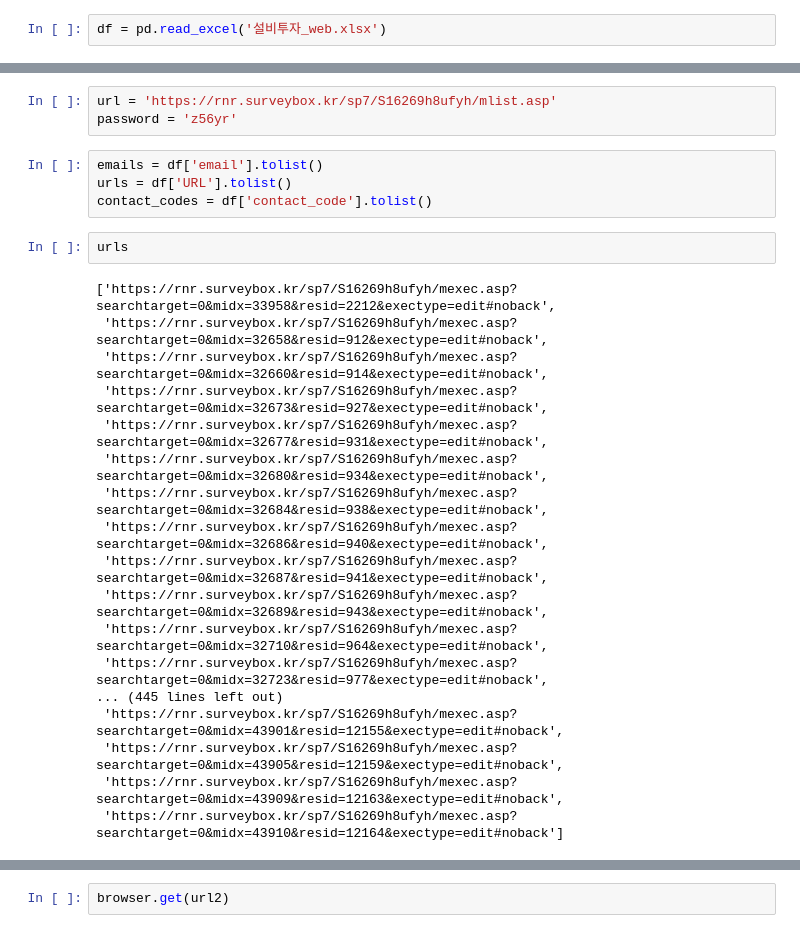
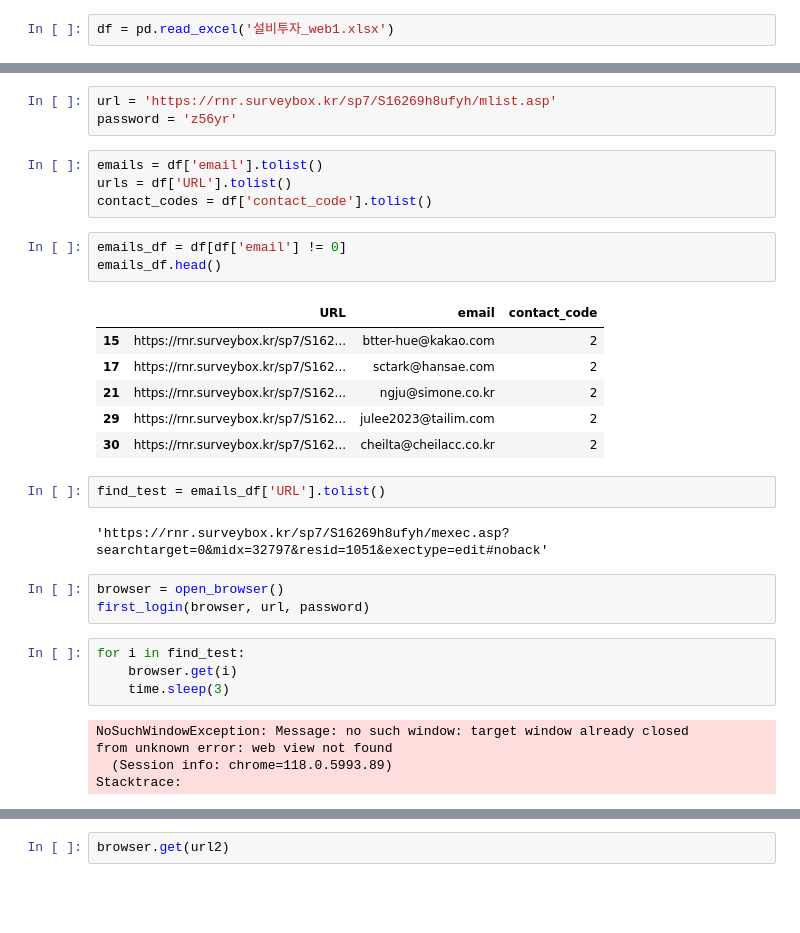
Before and after one commit to yms06034/rm1_site_macro, a Jupyter notebook: 설비투자_Web_click.ipynb, the cells around one changed output, grey strips where cells are left out. Cells and saved outputs as stored; diff of their text form; blank space fills up the shorter version.

```diff
--- a/설비투자_Web_click.ipynb
+++ b/설비투자_Web_click.ipynb
@@ -136,2 +154,2 @@ def contact_code_click(browser, url2,  contact_code, email):
 # %%
-df = pd.read_excel('설비투자_web.xlsx')
+df = pd.read_excel('설비투자_web1.xlsx')
@@ -153,30 +171,36 @@ df['email'] = df['email'].fillna(0)
 # %%
 url = 'https://rnr.surveybox.kr/sp7/S16269h8ufyh/mlist.asp'
 password = 'z56yr'
-# %%
-emails = df['email'].tolist()
-urls = df['URL'].tolist()
-contact_codes = df['contact_code'].tolist()
-# %%
-urls
-# %% [output]
-['https://rnr.surveybox.kr/sp7/S16269h8ufyh/mexec.asp?searchtarget=0&midx=33958&resid=2212&exectype=edit#noback',
- 'https://rnr.surveybox.kr/sp7/S16269h8ufyh/mexec.asp?searchtarget=0&midx=32658&resid=912&exectype=edit#noback',
- 'https://rnr.surveybox.kr/sp7/S16269h8ufyh/mexec.asp?searchtarget=0&midx=32660&resid=914&exectype=edit#noback',
- 'https://rnr.surveybox.kr/sp7/S16269h8ufyh/mexec.asp?searchtarget=0&midx=32673&resid=927&exectype=edit#noback',
- 'https://rnr.surveybox.kr/sp7/S16269h8ufyh/mexec.asp?searchtarget=0&midx=32677&resid=931&exectype=edit#noback',
- 'https://rnr.surveybox.kr/sp7/S16269h8ufyh/mexec.asp?searchtarget=0&midx=32680&resid=934&exectype=edit#noback',
- 'https://rnr.surveybox.kr/sp7/S16269h8ufyh/mexec.asp?searchtarget=0&midx=32684&resid=938&exectype=edit#noback',
- 'https://rnr.surveybox.kr/sp7/S16269h8ufyh/mexec.asp?searchtarget=0&midx=32686&resid=940&exectype=edit#noback',
- 'https://rnr.surveybox.kr/sp7/S16269h8ufyh/mexec.asp?searchtarget=0&midx=32687&resid=941&exectype=edit#noback',
- 'https://rnr.surveybox.kr/sp7/S16269h8ufyh/mexec.asp?searchtarget=0&midx=32689&resid=943&exectype=edit#noback',
- 'https://rnr.surveybox.kr/sp7/S16269h8ufyh/mexec.asp?searchtarget=0&midx=32710&resid=964&exectype=edit#noback',
- 'https://rnr.surveybox.kr/sp7/S16269h8ufyh/mexec.asp?searchtarget=0&midx=32723&resid=977&exectype=edit#noback',
-... (445 lines left out)
- 'https://rnr.surveybox.kr/sp7/S16269h8ufyh/mexec.asp?searchtarget=0&midx=43901&resid=12155&exectype=edit#noback',
- 'https://rnr.surveybox.kr/sp7/S16269h8ufyh/mexec.asp?searchtarget=0&midx=43905&resid=12159&exectype=edit#noback',
- 'https://rnr.surveybox.kr/sp7/S16269h8ufyh/mexec.asp?searchtarget=0&midx=43909&resid=12163&exectype=edit#noback',
- 'https://rnr.surveybox.kr/sp7/S16269h8ufyh/mexec.asp?searchtarget=0&midx=43910&resid=12164&exectype=edit#noback']
+# %%
+emails = df['email'].tolist()
+urls = df['URL'].tolist()
+contact_codes = df['contact_code'].tolist()
+# %%
+emails_df = df[df['email'] != 0]
+emails_df.head()
+# %% [output]
+|  | URL | email | contact_code |
+| 15 | https://rnr.surveybox.kr/sp7/S162... | btter-hue@kakao.com | 2 |
+| 17 | https://rnr.surveybox.kr/sp7/S162... | sctark@hansae.com | 2 |
+| 21 | https://rnr.surveybox.kr/sp7/S162... | ngju@simone.co.kr | 2 |
+| 29 | https://rnr.surveybox.kr/sp7/S162... | julee2023@tailim.com | 2 |
+| 30 | https://rnr.surveybox.kr/sp7/S162... | cheilta@cheilacc.co.kr | 2 |
+# %%
+find_test = emails_df['URL'].tolist()
+# %% [output]
+'https://rnr.surveybox.kr/sp7/S16269h8ufyh/mexec.asp?searchtarget=0&midx=32797&resid=1051&exectype=edit#noback'
+# %%
+browser = open_browser()
+first_login(browser, url, password)
+# %%
+for i in find_test:
+    browser.get(i)
+    time.sleep(3)
+# %% [output]
+NoSuchWindowException: Message: no such window: target window already closed
+from unknown error: web view not found
+  (Session info: chrome=118.0.5993.89)
+Stacktrace:
 # %%
 browser = open_browser()
 first_login(browser, url, password)
```
Also changed, not shown: parts of 4 cells of this notebook, 16 other files.
